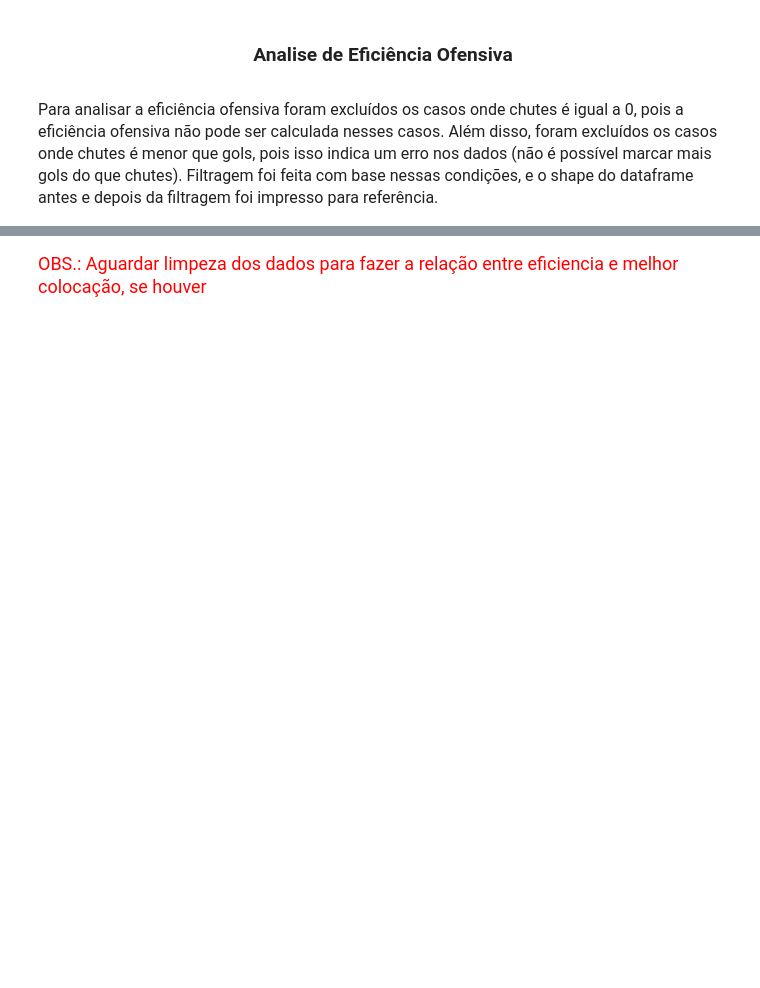
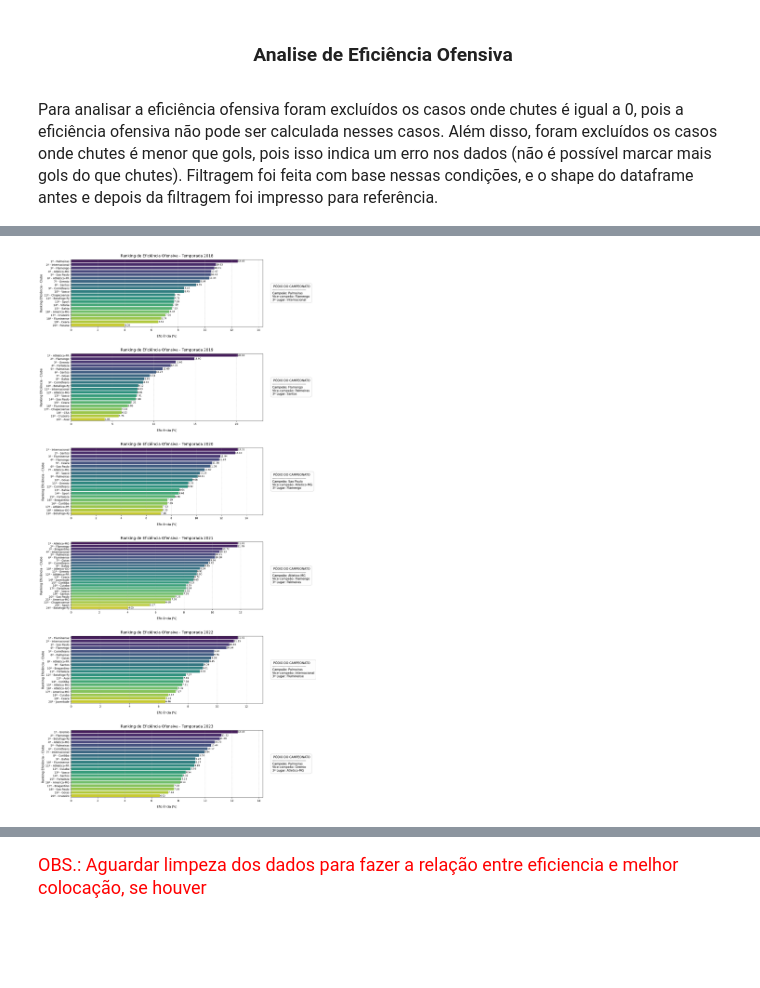
Before and after one commit to CharleneSantos/Caixaverso-FC5, a Jupyter notebook: notebooks/analises.ipynb, the cells around one changed output, grey strips where cells are left out. Cells and saved outputs as stored; diff of their text form; code cells hidden in the pictures; blank space fills up the shorter version.

```diff
--- a/notebooks/analises.ipynb
+++ b/notebooks/analises.ipynb
@@ -291,11 +303,11 @@ df_eficiencia['eficiencia_partida'] = df_eficiencia['gols'] / df_eficiencia['chu
 # %%
-eficiencia = (
+eficiencia_agrupada = (
     df.groupby(["clube", "ano"])[["gols", "chutes"]]
     .sum()
     .reset_index()
 )
 
-eficiencia['eficiencia'] = (eficiencia['gols'] / eficiencia['chutes']) * 100
+eficiencia_agrupada['eficiencia'] = (eficiencia['gols'] / eficiencia['chutes']) * 100
 
 eficiencia = eficiencia.sort_values(
     by=["ano", "eficiencia"], ascending=[True, False]
@@ -416,31 +471,33 @@ for idx, ano in enumerate(temporadas):
     # Adiciona o texto fora do gráfico (à direita)
     ax.text(
         1.05,
         0.5,
         texto_podio,
         transform=ax.transAxes,
         fontsize=11,
         verticalalignment="center",
         bbox=dict(
             boxstyle="round,pad=0.6",
             facecolor="#fdfdfd",
             edgecolor="#cccccc",
             alpha=1.0,
         ),
     )
 
     # Customizações estéticas por subgráfico
     ax.set_title(
         f"Ranking de Eficiência Ofensiva - Temporada {ano}", fontsize=14, pad=10
     )
 
     # Mudamos o texto do eixo X, já que o ranking mudou de lugar
     ax.set_xlabel("Eficiência (%)", fontsize=11, labelpad=12)
     ax.xaxis.get_label().set_visible(True)
 
-    ax.set_ylabel("Posição - Clube", fontsize=11)
+    ax.set_ylabel("Ranking Eficiência - Clube", fontsize=11)
     ax.grid(axis="x", linestyle="--", alpha=0.5)
 
 # Controla o espaçamento manualmente para que o nome do eixo X nunca seja cortado no fundo
 plt.subplots_adjust(bottom=0.1, hspace=0.4)
 plt.show()
+# %% [output]
+[figure, added]
```
Also changed, not shown: parts of 6 cells of this notebook.
